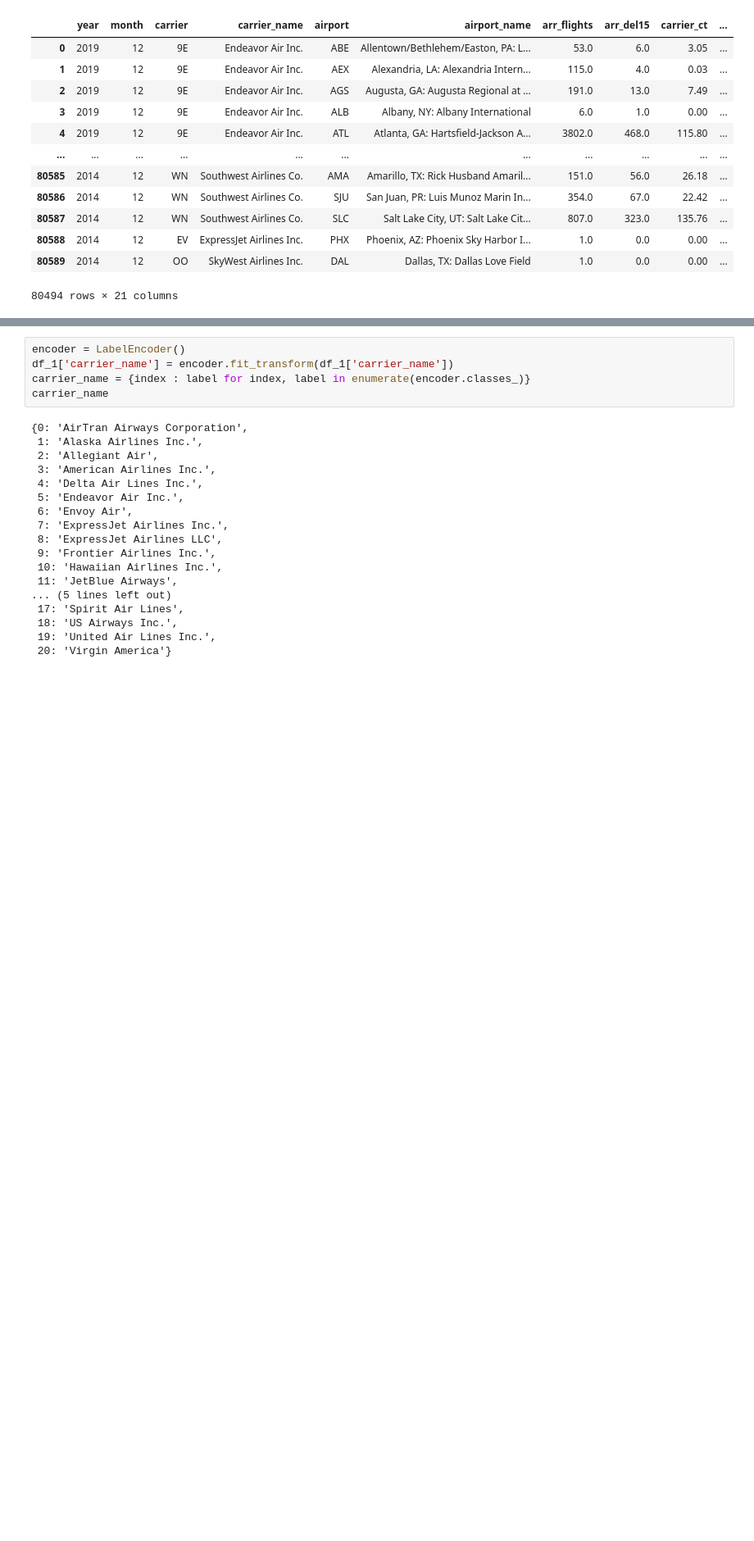
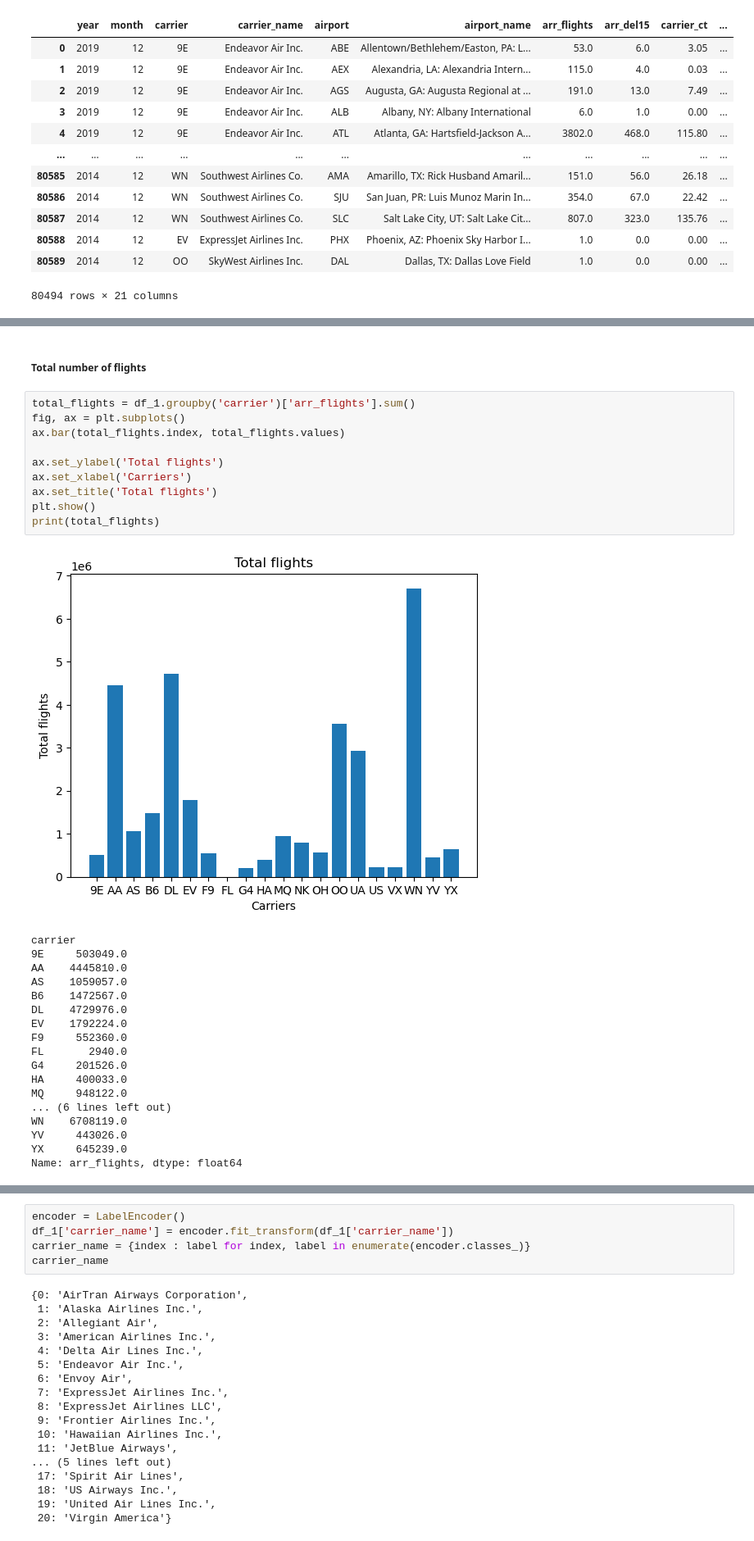
Before and after one commit to KurangKering/sdfsfslvjx, a Jupyter notebook: app/notebooks/flightdelay.ipynb, the cells around one changed output, grey strips where cells are left out. Shown at 82% size. Saved outputs shown, nothing was run; the diff lists cells and outputs as text; blank space fills up the shorter version.

```diff
--- a/app/notebooks/flightdelay.ipynb
+++ b/app/notebooks/flightdelay.ipynb
@@ -169,0 +178,31 @@ df_1['carrier'].value_counts().to_frame()
+# %% [markdown]
+##### <b> Total number of flights</b>
+# %%
+total_flights = df_1.groupby('carrier')['arr_flights'].sum()
+fig, ax = plt.subplots()
+ax.bar(total_flights.index, total_flights.values)
+
+ax.set_ylabel('Total flights')
+ax.set_xlabel('Carriers')
+ax.set_title('Total flights')
+plt.show()
+print(total_flights)
+# %% [output]
+[figure, added]
+carrier
+9E     503049.0
+AA    4445810.0
+AS    1059057.0
+B6    1472567.0
+DL    4729976.0
+EV    1792224.0
+F9     552360.0
+FL       2940.0
+G4     201526.0
+HA     400033.0
+MQ     948122.0
+... (6 lines left out)
+WN    6708119.0
+YV     443026.0
+YX     645239.0
+Name: arr_flights, dtype: float64
```
Also changed, not shown: parts of 61 cells of this notebook.
